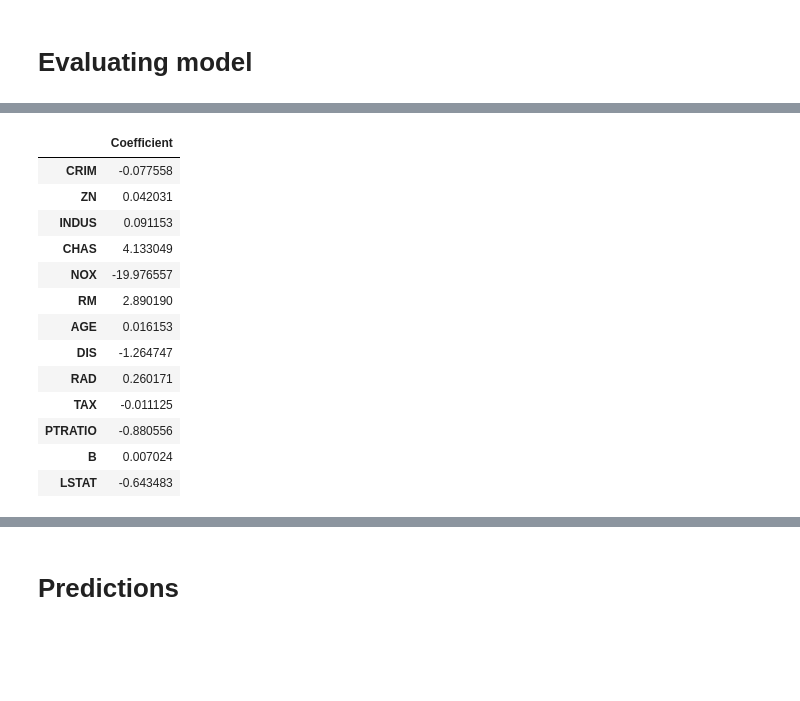
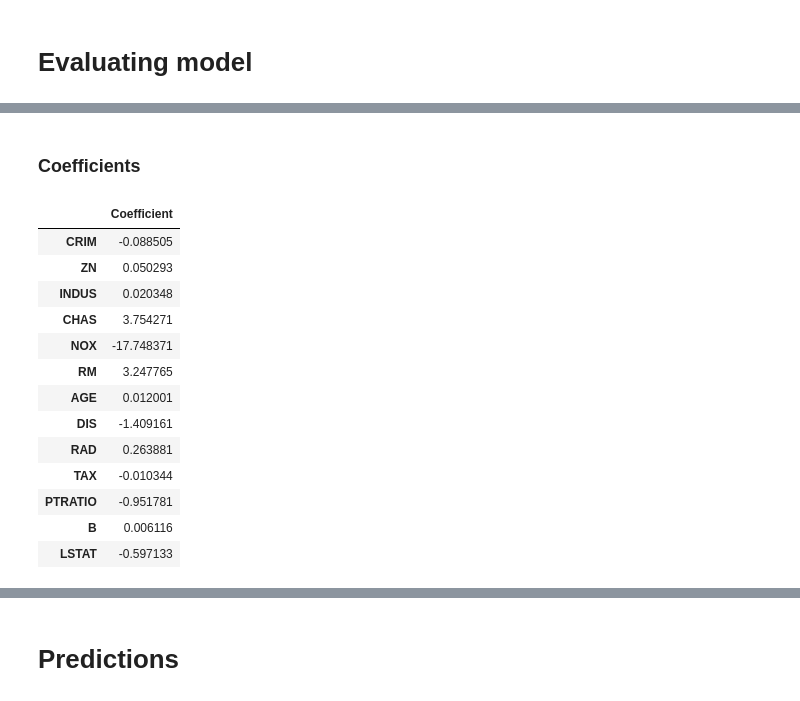
Before and after one commit to Jaidev-rawat/House-Price-Pridiction, a Jupyter notebook: House Price Prediction 2.ipynb, the cells around one changed output, grey strips where cells are left out. Drawn from its saved outputs; the diff is of its cells as text; code cells hidden in the pictures; blank space fills up the shorter version.

```diff
--- a/House Price Prediction 2.ipynb
+++ b/House Price Prediction 2.ipynb
@@ -151,9 +168,12 @@ y=boston_df['MEDV']
 # %% [markdown]
 # Split data
+# %%
+x=boston_df.drop('MEDV',axis=1)
+y=boston_df['MEDV']
 # %%
 from sklearn.model_selection import train_test_split
 # %%
-x_train,x_test,y_train,y_test=train_test_split(x,y,test_size=0.4,random_state=101)
+x_train,x_test,y_train,y_test=train_test_split(x,y,test_size=0.3,random_state=101)
 # %% [markdown]
 # Creating and Training Model
 # %%
@@ -177,19 +210,20 @@ Holding all other features fixed, a 1 unit increase in given parameter is associ
+# %% [markdown]
+### Coefficients
 # %%
-
-coeff=pd.DataFrame(lm.coef_,x_train.columns,columns=['Coefficient'])
+coeff=pd.DataFrame(lm.coef_,index=x_train.columns,columns=['Coefficient'])
 coeff
 # %% [output]
 |  | Coefficient |
-| CRIM | -0.077558 |
-| ZN | 0.042031 |
-| INDUS | 0.091153 |
-| CHAS | 4.133049 |
-| NOX | -19.976557 |
-| RM | 2.890190 |
-| AGE | 0.016153 |
-| DIS | -1.264747 |
-| RAD | 0.260171 |
-| TAX | -0.011125 |
-| PTRATIO | -0.880556 |
-| B | 0.007024 |
-| LSTAT | -0.643483 |
+| CRIM | -0.088505 |
+| ZN | 0.050293 |
+| INDUS | 0.020348 |
+| CHAS | 3.754271 |
+| NOX | -17.748371 |
+| RM | 3.247765 |
+| AGE | 0.012001 |
+| DIS | -1.409161 |
+| RAD | 0.263881 |
+| TAX | -0.010344 |
+| PTRATIO | -0.951781 |
+| B | 0.006116 |
+| LSTAT | -0.597133 |
```
Also changed, not shown: parts of 35 cells of this notebook.
